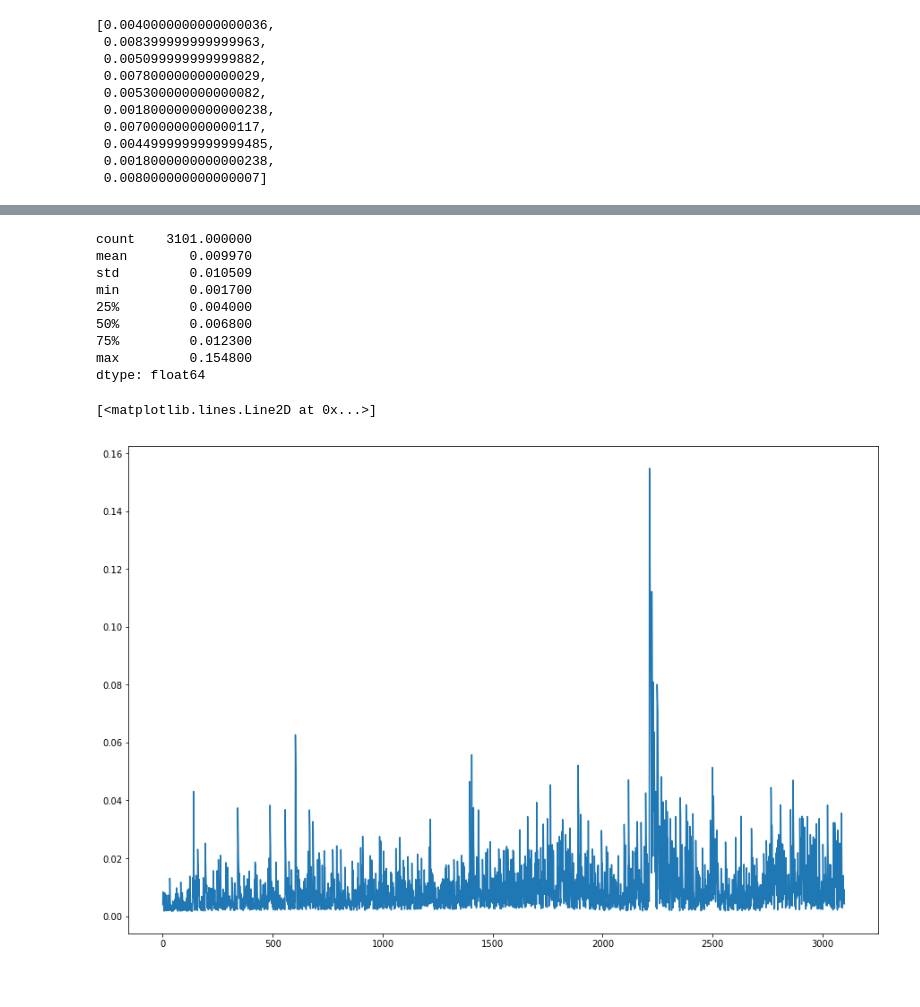
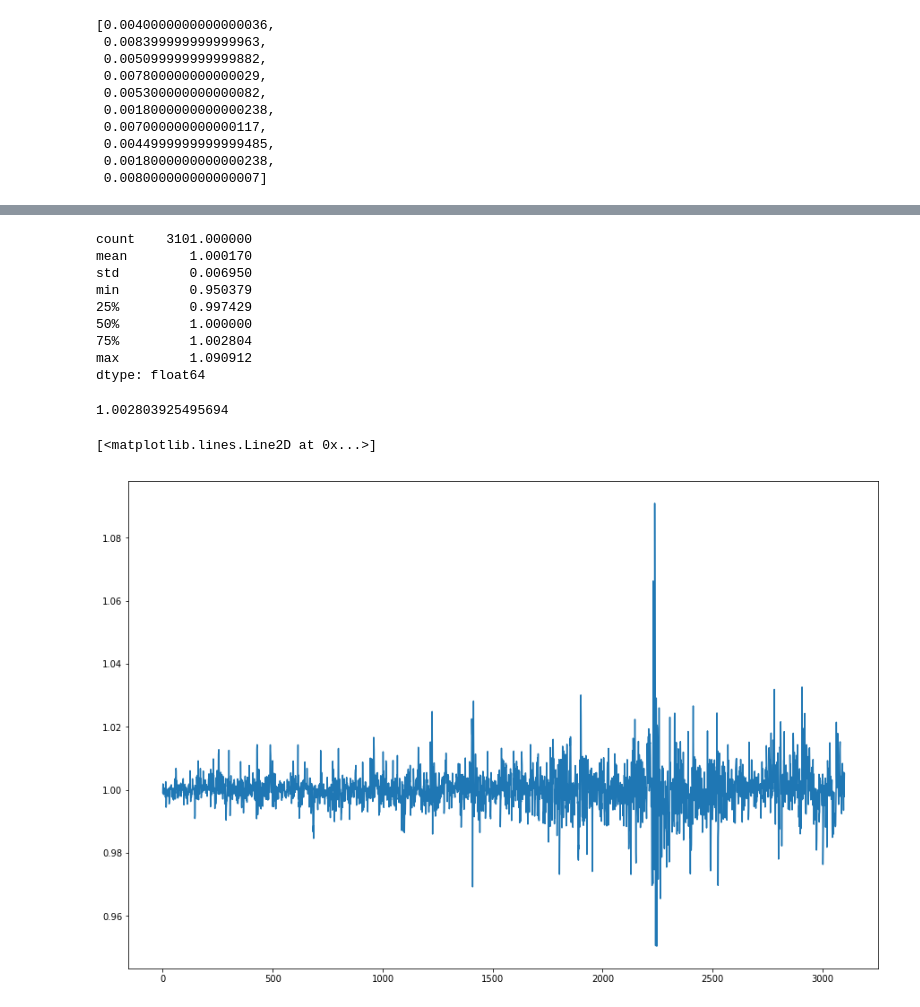
Before and after one commit to Angus-McLean/fxboys, a Jupyter notebook: DecisionTree.ipynb, the cells around one changed output, grey strips where cells are left out. Drawn from its saved outputs; the diff is of its cells as text; code cells hidden in the pictures.

```diff
--- a/DecisionTree.ipynb
+++ b/DecisionTree.ipynb
@@ -220,3 +228,6 @@ gains[:10]
  0.0044999999999999485,
  0.0018000000000000238,
  0.008000000000000007]
+# %%
+pos = positions[1]
+np.divide(np.sum(usCa['return'].shift(1)[pos[0]:pos[1]]), 100)
@@ -222,0 +236,2 @@ gains[:10]
+# %%
+trade_returns = list(map(lambda pos : np.add(np.divide(np.sum(usCa['return'].shift(1)[pos[0]:pos[1]]), 100), 1.0), positions))
@@ -223,17 +258,21 @@ gains[:10]
 # %%
-pd.Series(gains).describe()
+pd.Series(trade_returns).describe()
 # %% [output]
 count    3101.000000
-mean        0.009970
-std         0.010509
-min         0.001700
-25%         0.004000
-50%         0.006800
-75%         0.012300
-max         0.154800
+mean        1.000170
+std         0.006950
+min         0.950379
+25%         0.997429
+50%         1.000000
+75%         1.002804
+max         1.090912
 dtype: float64
+# %%
+np.percentile(trade_returns, 75)
+# %% [output]
+1.002803925495694
 # %%
-plt.plot(gains)
+plt.plot(trade_returns)
 # %% [output]
 [<matplotlib.lines.Line2D at 0x...>]
-[figure, old version]
+[figure, new version]
```
Also changed, not shown: parts of 18 cells of this notebook.
